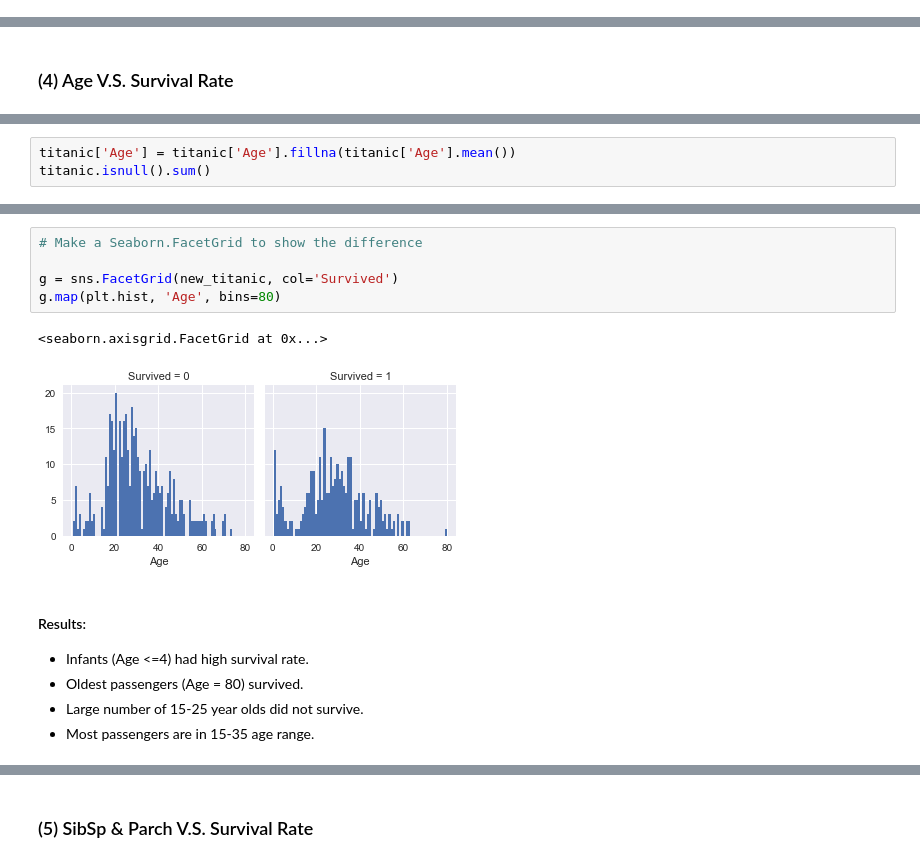
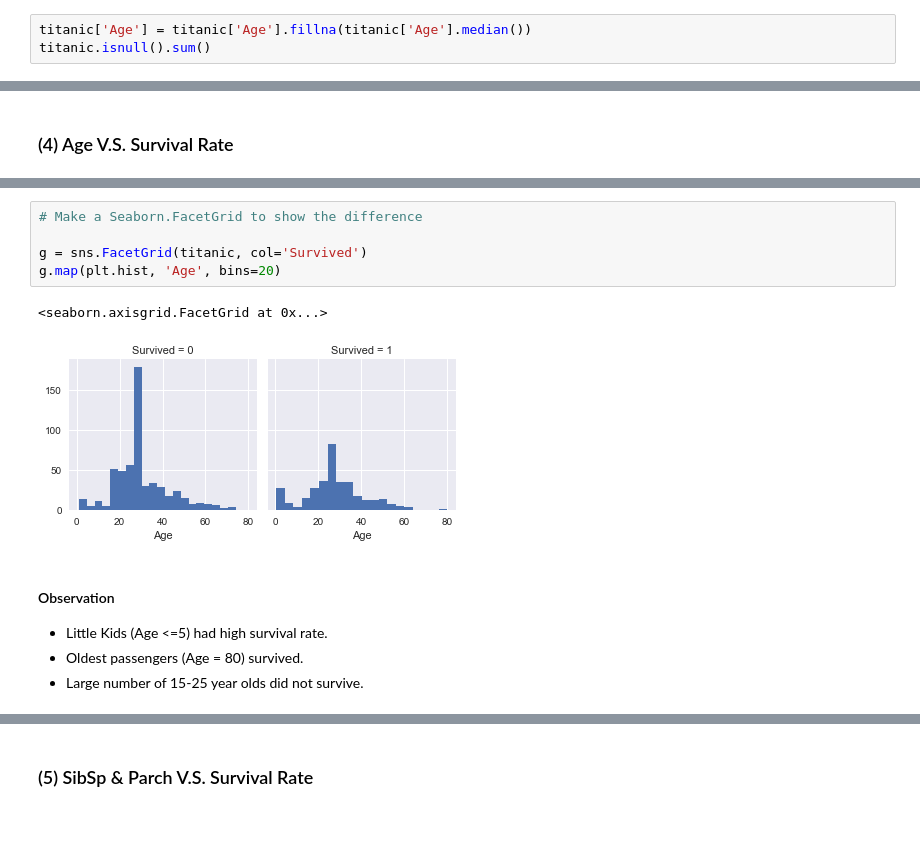
Before and after one commit to freena22/Udacity-Data-Analysis-Nanodegree, a Jupyter notebook: 07_P2_Investigate_Titanic_Dataset.ipynb, the cells around one changed output, grey strips where cells are left out. Saved outputs shown, nothing was run; the diff lists cells and outputs as text; blank space fills up the shorter version.

```diff
--- a/07_P2_Investigate_Titanic_Dataset.ipynb
+++ b/07_P2_Investigate_Titanic_Dataset.ipynb
@@ -125,0 +137,3 @@ print(len(New_Embarked))
+# %%
+titanic['Age'] = titanic['Age'].fillna(titanic['Age'].median())
+titanic.isnull().sum()
@@ -255,3 +252,0 @@ plt.axvline(titanic['Age'].dropna().mean(), color='r')  # redline:mean
-# %%
-titanic['Age'] = titanic['Age'].fillna(titanic['Age'].mean())
-titanic.isnull().sum()
@@ -297,14 +253,14 @@ dtype: int64
 # %%
 # Make a Seaborn.FacetGrid to show the difference
 
-g = sns.FacetGrid(new_titanic, col='Survived')
-g.map(plt.hist, 'Age', bins=80)
+g = sns.FacetGrid(titanic, col='Survived')
+g.map(plt.hist, 'Age', bins=20)
 # %% [output]
 <seaborn.axisgrid.FacetGrid at 0x...>
-[figure, old version]
+[figure, new version]
 # %% [markdown]
-#### Results:
-- Infants (Age <=4) had high survival rate.
+#### Observation
+
+- Little Kids (Age <=5) had high survival rate.
 - Oldest passengers (Age = 80) survived.
 - Large number of 15-25 year olds did not survive.
-- Most passengers are in 15-35 age range.
```
Also changed, not shown: parts of 26 cells of this notebook.
